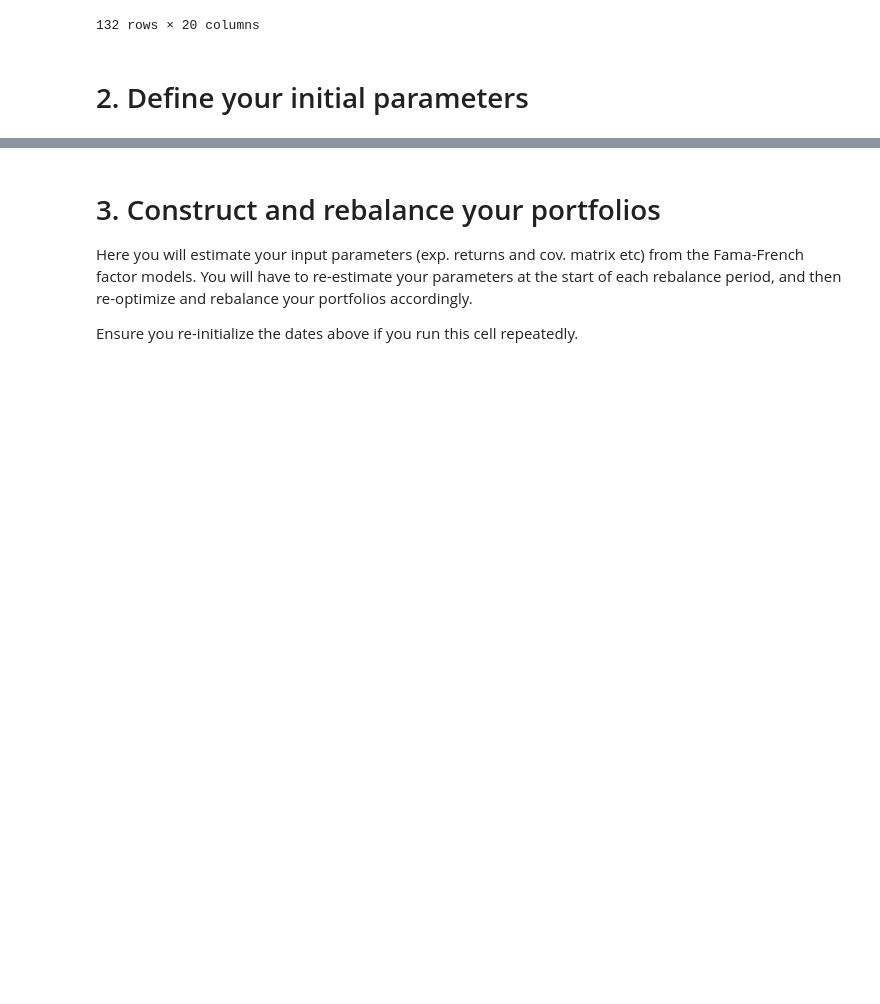
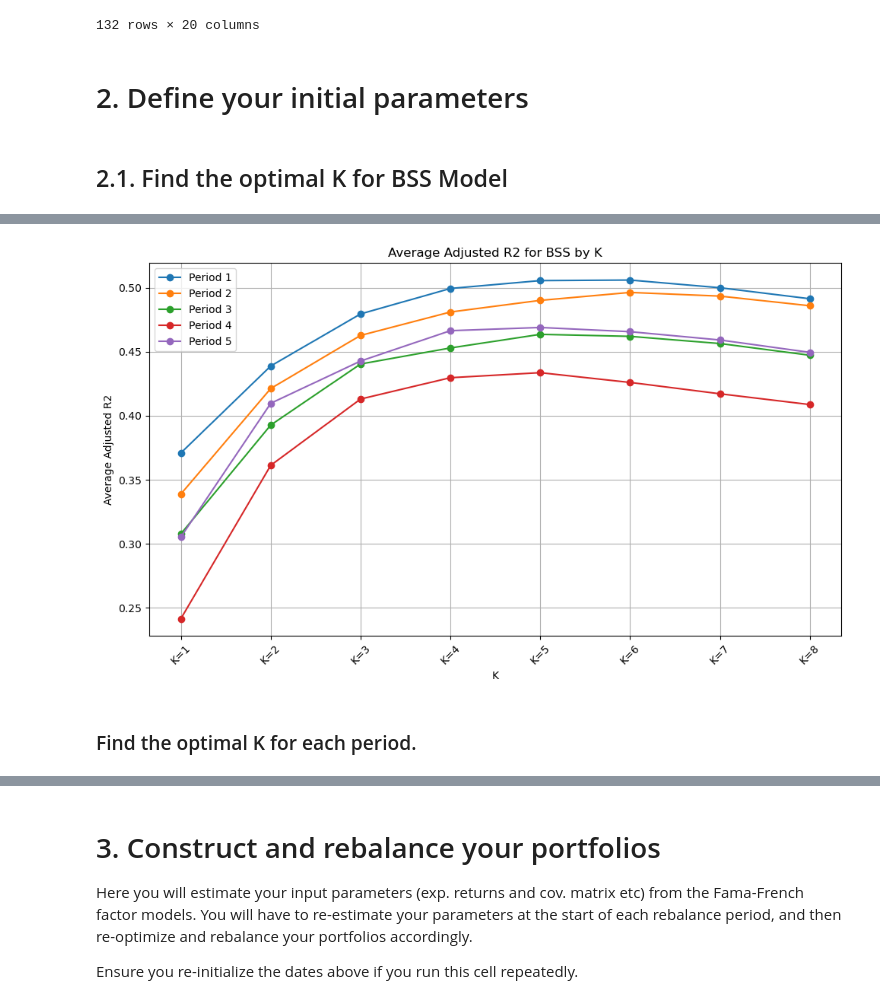
Before and after one commit to HZjl829/Portfolio-Optimization-and-Factor-Investing, a Jupyter notebook: MMF1921_Project_1_Main.ipynb, the cells around one changed output, grey strips where cells are left out. Drawn from its saved outputs; the diff is of its cells as text; code cells hidden in the pictures; blank space fills up the shorter version.

```diff
--- a/MMF1921_Project_1_Main.ipynb
+++ b/MMF1921_Project_1_Main.ipynb
@@ -54,3 +54,5 @@ assert adjClose.index[0] == returns.index[0]
 assert adjClose.index[0] == factorRet.index[0]
 # %%
 factorRet
+# rename columns with no spaces
+factorRet.columns = factorRet.columns.str.replace(' ', '')
@@ -111,3 +98,70 @@ NoModels = len(FMList)
 
 #Tags for the portfolios under the different factor models
 tags = ['OLS portfolio', 'FF portfolio', 'LASSO portfolio', 'BSS portfolio']
+# %% [markdown]
+## 2.1. Find the optimal K for BSS Model
+# %%
+#Initial budget to invest ($100,000)
+initialVal = 100000
+
+#Start of in-sample calibration period
+calStart = pd.to_datetime('2008-01-01', format = '%Y-%m-%d')
+calEnd   = calStart + pd.offsets.DateOffset(years=4) - pd.offsets.DateOffset(days=1)
+
+#Start of out-of-sample test period
+testStart = pd.to_datetime('2012-01-01', format = '%Y-%m-%d')
+testEnd   = testStart + pd.offsets.DateOffset(years=1) - pd.offsets.DateOffset(days=1)
+
+#Number of investment periods (each investment period is 1 year long)
+NoPeriods = 5
+
+#Factor models
+#Note: You must populate the functions OLS.py, FF.py, LASSO.py and BSS.py with your own code.
+FMList = [OLS, FF, LASSO, BSS]
+
+NoModels = len(FMList)
+
+#Tags for the portfolios under the different factor models
+tags = ['OLS portfolio', 'FF portfolio', 'LASSO portfolio', 'BSS portfolio']
+
+
+Ks = list(range(1, 9))
+# DataFrame to hold avg adj-R2: rows = periods, cols = K
+avg_adjR2 = pd.DataFrame(index=range(NoPeriods), columns=Ks, dtype=float)
+
+for t in range(NoPeriods):
+    # 1) build your in-sample window:
+    periodReturns = returns[(calStart <= returns.index) & (returns.index <= calEnd)]
+    periodFactRet = factorRet[(calStart <= factorRet.index) & (factorRet.index <= calEnd)]
+    lambda_ = 1
+    # 2) for each K, fit BSS and record mean(adj_R2)
+    for K in Ks:
+        _, _, adj_R2 = BSS(periodReturns, periodFactRet, lambda_, K)
+        avg_adjR2.at[t, K] = adj_R2.mean()
+
+    # 3) update calStart/calEnd for next period
+    calStart = calStart + pd.DateOffset(years=1)
+    calEnd   = calStart + pd.DateOffset(years=4) - pd.DateOffset(days=1)
+
+    # print(calStart, calEnd)
+
+# now avg_adjR2 is your matrix: index = period #, columns = K
+print(avg_adjR2)
+
+# Make the column be K = 1, 2, ..., 8, rows be period 1, 2, ..., 5
+
+avg_adjR2.columns = [f'K={K}' for K in Ks]
+avg_adjR2.index = [f'Period {t+1}' for t in range(NoPeriods)]
+
+# Plot the adj-R2 for each K
+plt.figure(figsize=(10, 6))
+plt.plot(avg_adjR2.T, marker='o')
+plt.title('Average Adjusted R2 for BSS by K')
+plt.xlabel('K')
+plt.ylabel('Average Adjusted R2')
+plt.xticks(rotation=45)
+plt.legend(avg_adjR2.index, loc='upper left')
+plt.grid()
+plt.tight_layout()
+plt.show()
+# %% [output]
@@ -113,0 +182,3 @@ tags = ['OLS portfolio', 'FF portfolio', 'LASSO portfolio', 'BSS portfolio']
+[figure, added]
+# %% [markdown]
+### Find the optimal K for each period.
```
Also changed, not shown: parts of 15 cells of this notebook, 6 other files.
